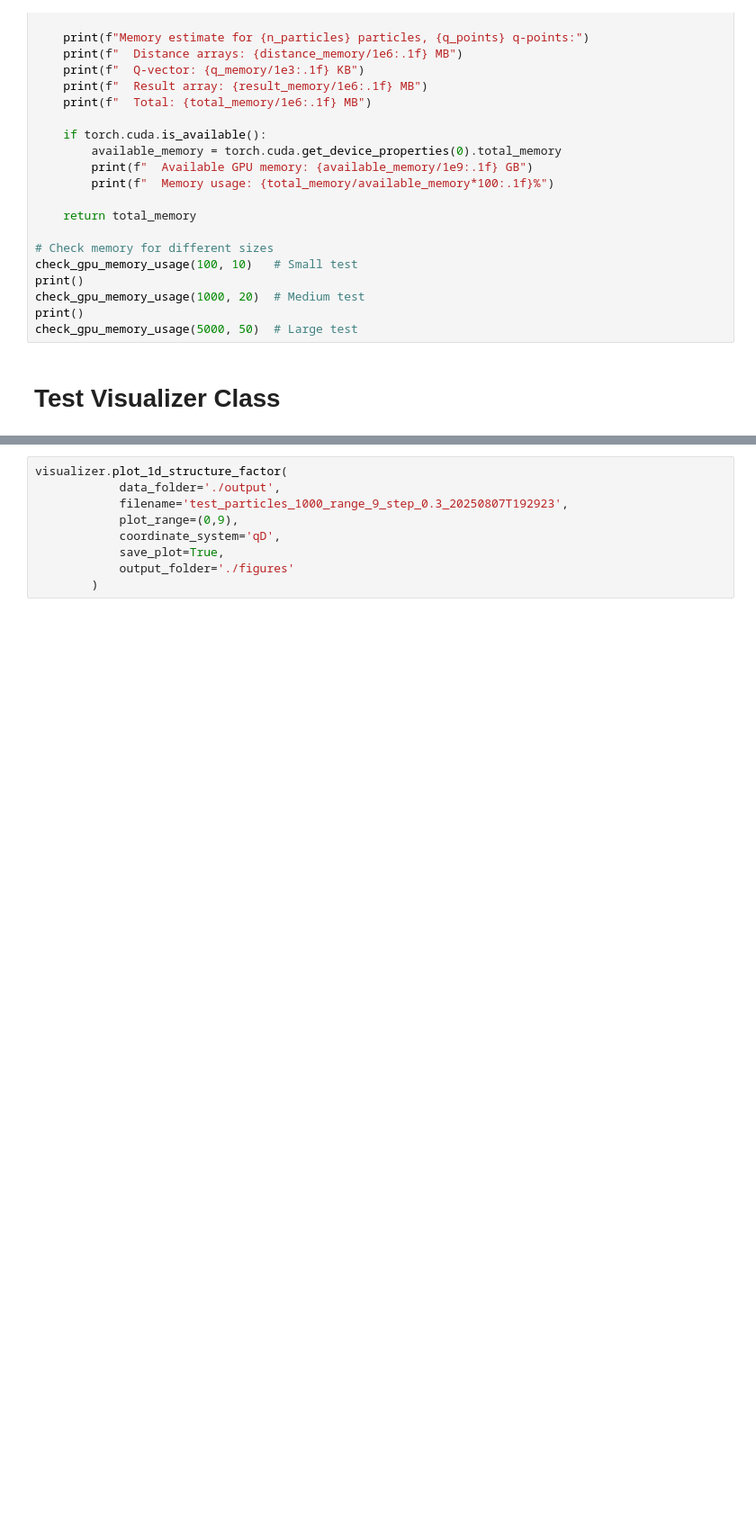
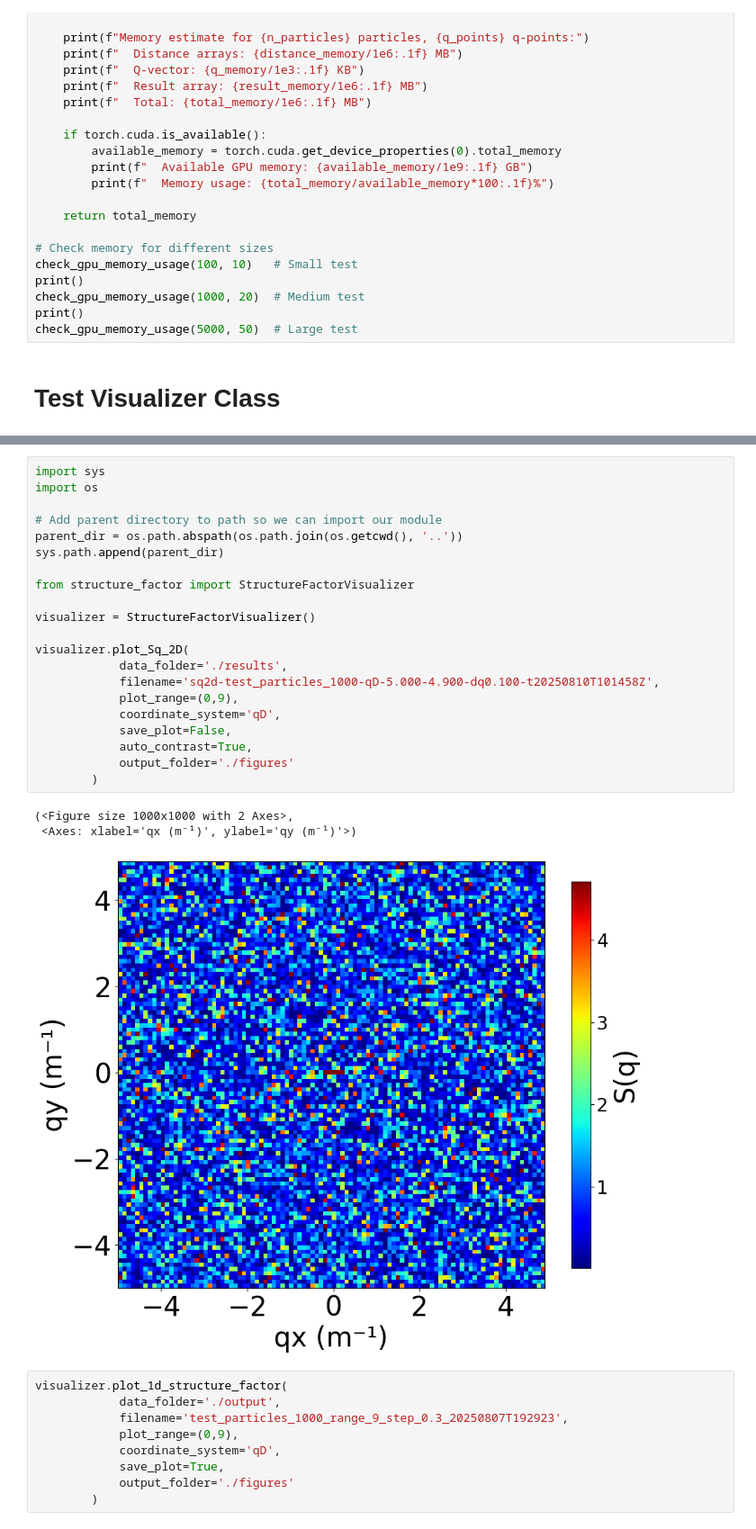
Before and after one commit to GilGCardoso/portfolio, a Jupyter notebook: PhD/Analysis/notebooks/test_notebook.ipynb, the cells around one changed output, grey strips where cells are left out. Shown at 90% size. Cells and saved outputs as stored; diff of their text form; blank space fills up the shorter version.

```diff
--- a/PhD/Analysis/notebooks/test_notebook.ipynb
+++ b/PhD/Analysis/notebooks/test_notebook.ipynb
@@ -245,3 +174,28 @@ fig, ax = visualizer.plot_Sq_1D(
+# %%
+import sys
+import os
+
+# Add parent directory to path so we can import our module
+parent_dir = os.path.abspath(os.path.join(os.getcwd(), '..'))
+sys.path.append(parent_dir)
+
+from structure_factor import StructureFactorVisualizer
+
+visualizer = StructureFactorVisualizer()
+
+visualizer.plot_Sq_2D(
+            data_folder='./results',
+            filename='sq2d-test_particles_1000-qD-5.000-4.900-dq0.100-t20250810T101458Z',
+            plot_range=(0,9),
+            coordinate_system='qD',
+            save_plot=False,
+            auto_contrast=True,
+            output_folder='./figures'
+        )
+# %% [output]
+(<Figure size 1000x1000 with 2 Axes>,
+ <Axes: xlabel='qx (m⁻¹)', ylabel='qy (m⁻¹)'>)
+[figure, added]
 # %%
 visualizer.plot_1d_structure_factor(
             data_folder='./output',
```
Also changed, not shown: parts of 6 cells of this notebook, 2 other files.
